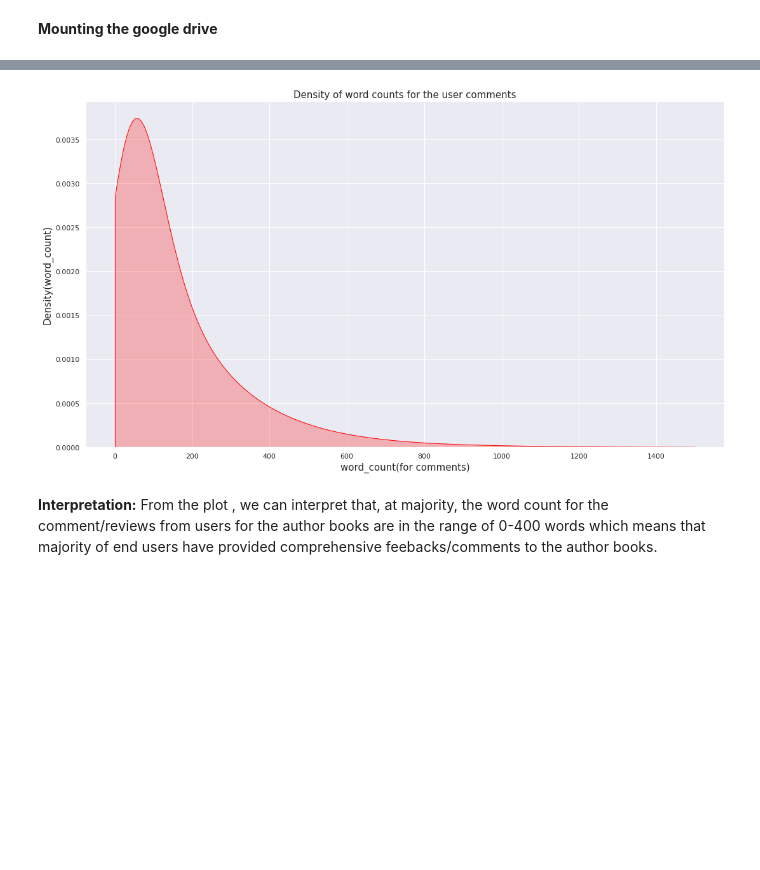
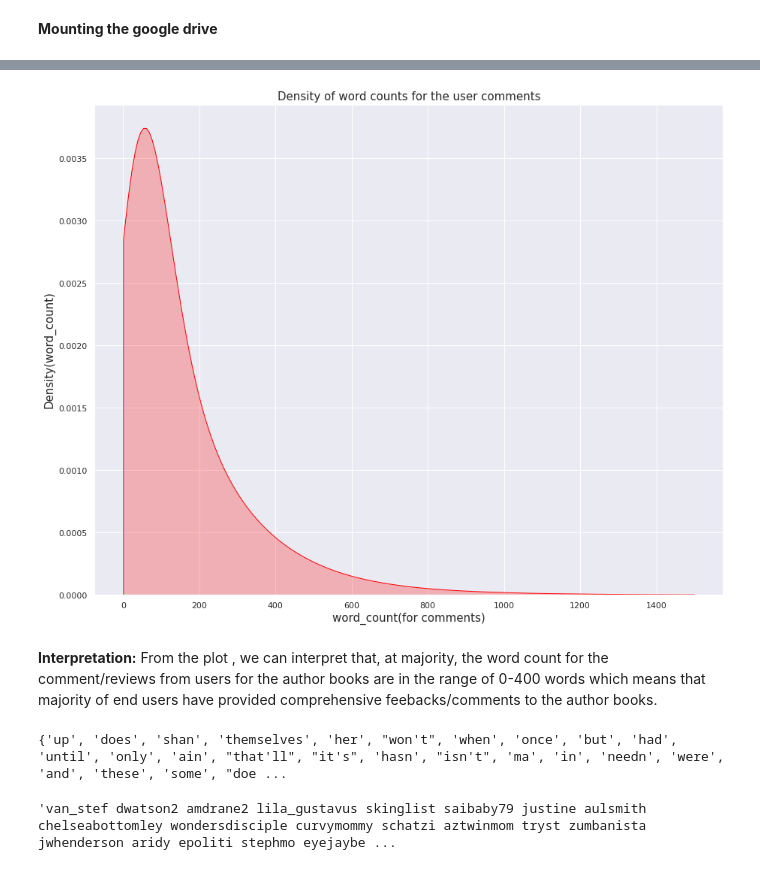
Before and after one commit to agamkachhal/COMP8240_GroupS, a Jupyter notebook: LibraryThing_DataAnalysis.ipynb, the cells around one changed output, grey strips where cells are left out. Saved outputs shown, nothing was run; the diff lists cells and outputs as text; code cells hidden in the pictures; blank space fills up the shorter version.

Commit message:
Adding wordcloud & plot

```diff
--- a/LibraryThing_DataAnalysis.ipynb
+++ b/LibraryThing_DataAnalysis.ipynb
@@ -15,5 +15,11 @@ import ast
 import numpy as np
 import pandas as pd
 import matplotlib.pyplot as plt
+from pylab import *
+rcParams['figure.figsize'] = 15,5
+import nltk
+nltk.download('stopwords')
+from nltk.corpus import stopwords
+from wordcloud import WordCloud, STOPWORDS
 plt.style.use('ggplot')
 import seaborn as sns
@@ -91,7 +98,7 @@ df_reviews.head(10)
 # %%
 # Drop NAN's from all the columns of interest using subset.
 
-Updated_df = df_reviews.dropna(subset=['comment','stars','time','user'])
+Updated_df = df_reviews.dropna(subset=['comment','stars','time','user','nhelpful'])
 print(Updated_df.shape)
 Updated_df.head(10)
 # %% [output]
@@ -110,6 +117,6 @@ Updated_df.head(10)
 # %%
 # Selecting only required columns from the dataframe for further analysis.
 
-Updated_df = Updated_df[['stars','time','comment','user']]
+Updated_df = Updated_df[['stars','time','comment','user','nhelpful']]
 Updated_df.head(10)
 # %% [output]
@@ -127,7 +134,7 @@ Updated_df.head(10)
 # %%
 # We are calculating the word count and the char_count, in the comment column for the reviews.
 
-Updated_df['word_count'] = Updated_df['comment'].apply(lambda x : len(x.split()))
-Updated_df['char_count'] = Updated_df['comment'].apply(lambda x : len(x.replace(" ","")))
+Updated_df['comment_wordcount'] = Updated_df['comment'].apply(lambda x : len(x.split()))
+Updated_df['comment_charcount'] = Updated_df['comment'].apply(lambda x : len(x.replace(" ","")))
 Updated_df.head(10)
 # %% [output]
@@ -145,14 +152,28 @@ Updated_df.head(10)
 # %%
 # Plotting a density plot to look at the distribution of the stars/ratings given to various user book's based on word
 
 sns.set(color_codes=True)
-plt.figure(figsize=(18,10))
+plt.figure(figsize=(15,12))
 plt.title("Density of word counts for the user comments", fontsize = 15)
 plt.xlabel('word_count(for comments)', fontsize=15)
 plt.ylabel('Density(word_count)', fontsize=15)
-sns.kdeplot(Updated_df['word_count'], x = Updated_df['word_count'], shade=True, bw_method = 0.3, clip=(0,1500), color='red')
+sns.kdeplot(Updated_df['comment_wordcount'], x = Updated_df['comment_wordcount'], shade=True, bw_method = 0.3, clip=(0,1500), color='red')
 plt.show()
 # %% [output]
-[figure, old version]
+[figure, new version]
 # %% [markdown]
 **Interpretation:** From the plot , we can interpret that, at majority, the word count for the comment/reviews from users for the author books are in the range of 0-400 words which means that majority of end users have provided comprehensive feebacks/comments to the author books.
+# %%
+# Getting stopwords in the english language dictionary and printing that stopwords dict.
+
+stop_words = set(stopwords.words("english"))
+print(stop_words)
+# %% [output]
+{'up', 'does', 'shan', 'themselves', 'her', "won't", 'when', 'once', 'but', 'had', 'until', 'only', 'ain', "that'll", "it's", 'hasn', "isn't", 'ma', 'in', 'needn', 'were', 'and', 'these', 'some', "doe ...
+# %%
+# joining the first 30K rows of user column data from the dataframe and converting it to lowercase.
+
+user_count = ' '.join(Updated_df['user'][0:30000].str.lower())
+user_count
+# %% [output]
+'van_stef dwatson2 amdrane2 lila_gustavus skinglist saibaby79 justine aulsmith chelseabottomley wondersdisciple curvymommy schatzi aztwinmom tryst zumbanista jwhenderson aridy epoliti stephmo eyejaybe ...
```
Also changed, not shown: parts of 12 cells of this notebook.
